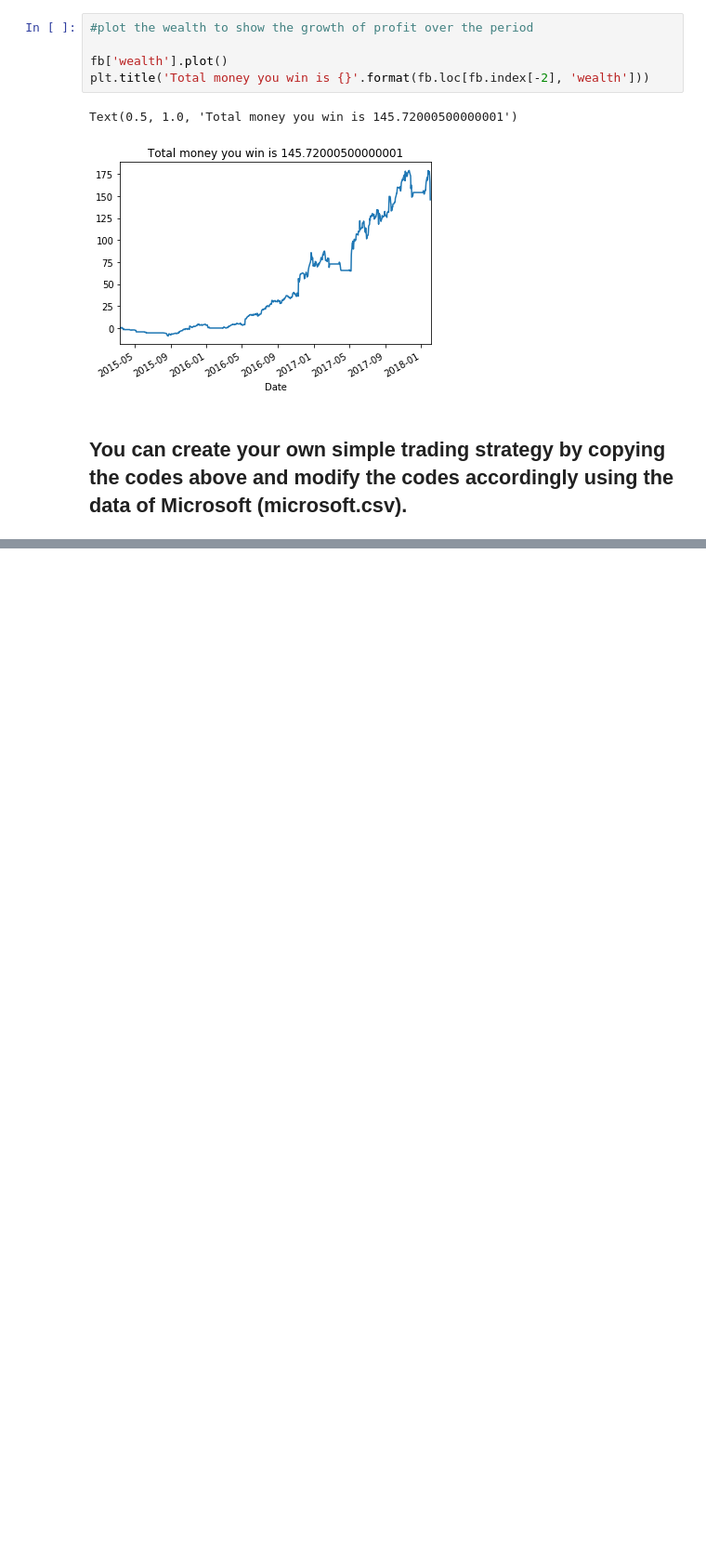
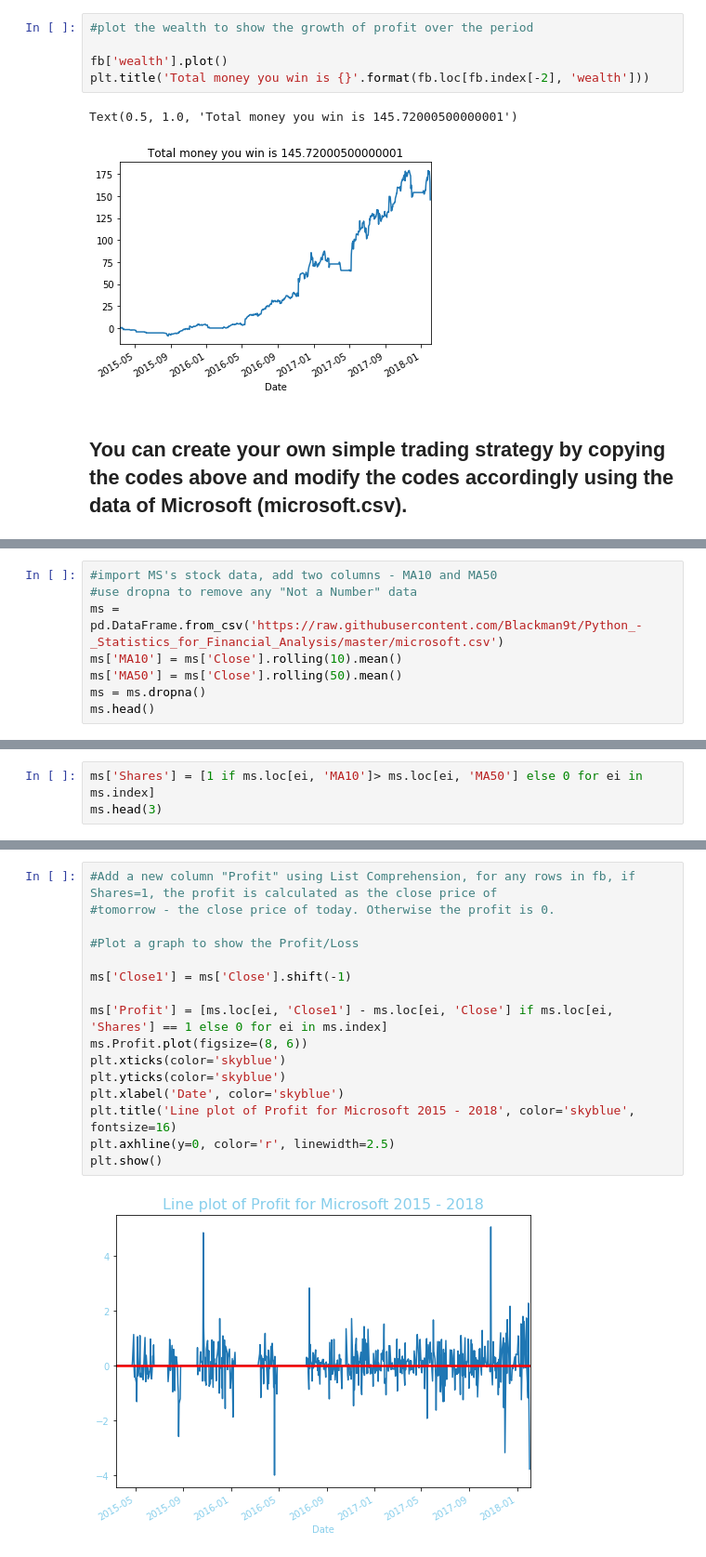
Before and after one commit to Blackman9t/Python_-_Statistics_for_Financial_Analysis, a Jupyter notebook: 4_wk1_Build+a+simple+trading+strategy.ipynb, the cells around one changed output, grey strips where cells are left out. Shown at 93% size. Drawn from its saved outputs; the diff is of its cells as text; blank space fills up the shorter version.

```diff
--- a/4_wk1_Build+a+simple+trading+strategy.ipynb
+++ b/4_wk1_Build+a+simple+trading+strategy.ipynb
@@ -80,0 +83,8 @@ Text(0.5, 1.0, 'Total money you win is 145.72000500000001')
+# %%
+#import MS's stock data, add two columns - MA10 and MA50
+#use dropna to remove any "Not a Number" data
+ms = pd.DataFrame.from_csv('https://raw.githubusercontent.com/Blackman9t/Python_-_Statistics_for_Financial_Analysis/master/microsoft.csv')
+ms['MA10'] = ms['Close'].rolling(10).mean()
+ms['MA50'] = ms['Close'].rolling(50).mean()
+ms = ms.dropna()
+ms.head()
@@ -80,0 +101,3 @@ Text(0.5, 1.0, 'Total money you win is 145.72000500000001')
+# %%
+ms['Shares'] = [1 if ms.loc[ei, 'MA10']> ms.loc[ei, 'MA50'] else 0 for ei in ms.index]
+ms.head(3)
@@ -80,0 +110,18 @@ Text(0.5, 1.0, 'Total money you win is 145.72000500000001')
+# %%
+#Add a new column "Profit" using List Comprehension, for any rows in fb, if Shares=1, the profit is calculated as the close price of
+#tomorrow - the close price of today. Otherwise the profit is 0.
+
+#Plot a graph to show the Profit/Loss
+
+ms['Close1'] = ms['Close'].shift(-1)
+
+ms['Profit'] = [ms.loc[ei, 'Close1'] - ms.loc[ei, 'Close'] if ms.loc[ei, 'Shares'] == 1 else 0 for ei in ms.index]
+ms.Profit.plot(figsize=(8, 6))
+plt.xticks(color='skyblue')
+plt.yticks(color='skyblue')
+plt.xlabel('Date', color='skyblue')
+plt.title('Line plot of Profit for Microsoft 2015 - 2018', color='skyblue', fontsize=16)
+plt.axhline(y=0, color='r', linewidth=2.5)
+plt.show()
+# %% [output]
+[figure, added]
```
Also changed, not shown: parts of 5 cells of this notebook.
